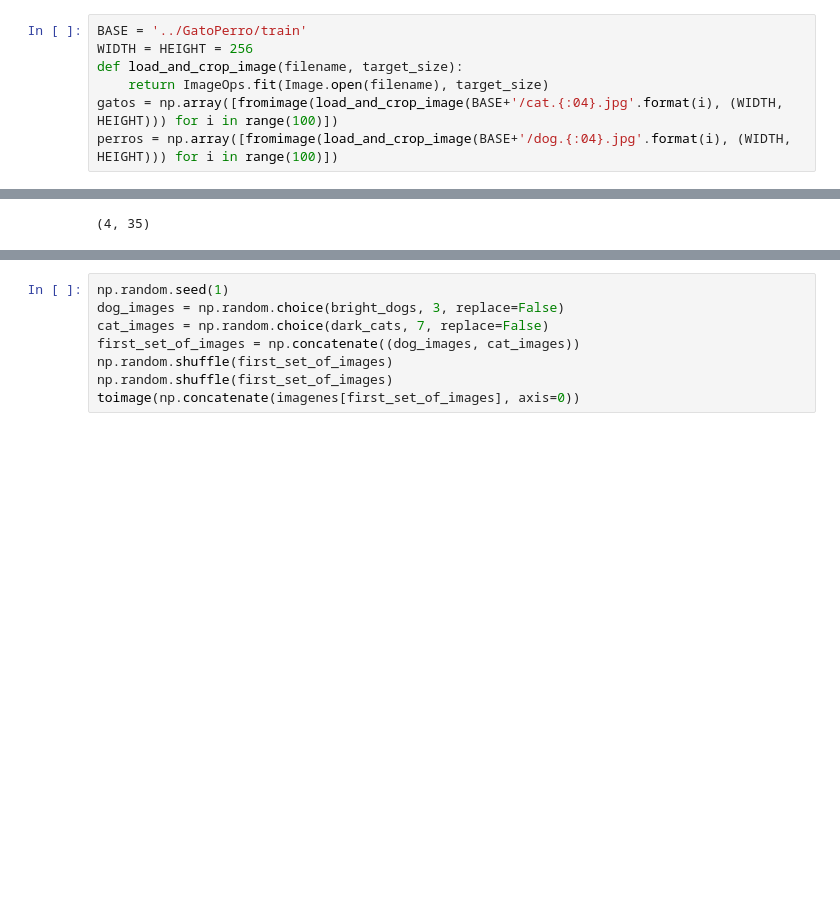
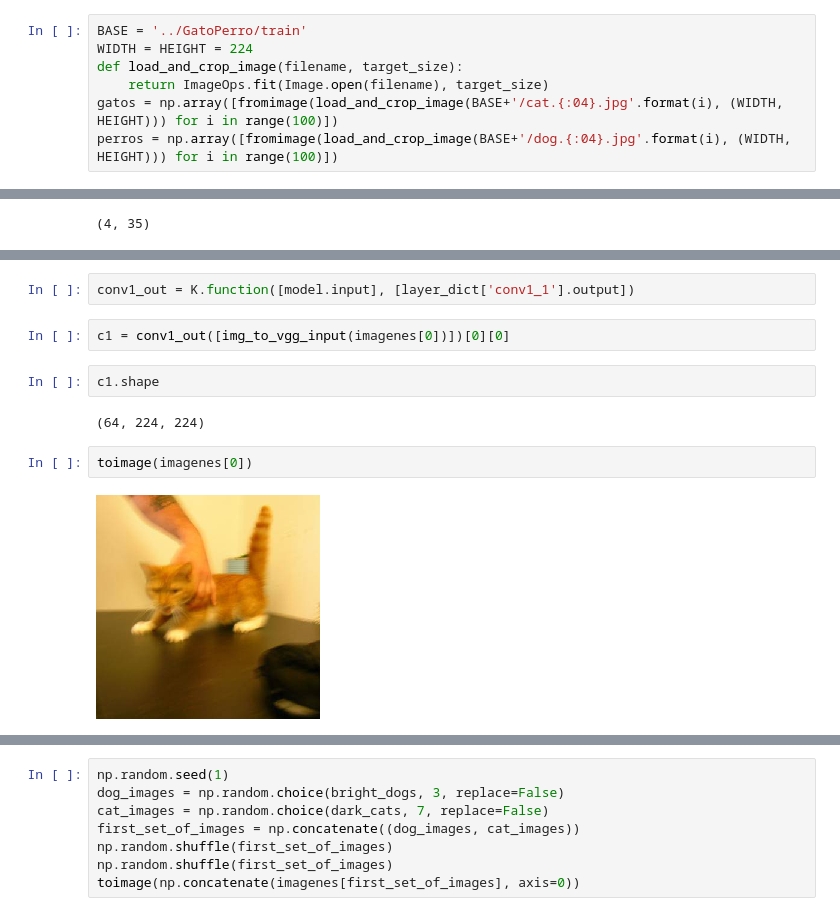
Before and after one commit to kcarnold/clubdl, a Jupyter notebook: notebooks/GatoPerro.ipynb, the cells around one changed output, grey strips where cells are left out. Drawn from its saved outputs; the diff is of its cells as text; blank space fills up the shorter version.

```diff
--- a/notebooks/GatoPerro.ipynb
+++ b/notebooks/GatoPerro.ipynb
@@ -7,7 +7,7 @@ from scipy.misc import imread, imsave, toimage, fromimage
 from PIL import Image, ImageOps
 # %%
 BASE = '../GatoPerro/train'
-WIDTH = HEIGHT = 256
+WIDTH = HEIGHT = 224
 def load_and_crop_image(filename, target_size):
     return ImageOps.fit(Image.open(filename), target_size)
 gatos = np.array([fromimage(load_and_crop_image(BASE+'/cat.{:04}.jpg'.format(i), (WIDTH, HEIGHT))) for i in range(100)])
@@ -27,0 +81,12 @@ len(bright_dogs), len(dark_cats)
+# %%
+conv1_out = K.function([model.input], [layer_dict['conv1_1'].output])
+# %%
+c1 = conv1_out([img_to_vgg_input(imagenes[0])])[0][0]
+# %%
+c1.shape
+# %% [output]
+(64, 224, 224)
+# %%
+toimage(imagenes[0])
+# %% [output]
+[figure, added]
```
Also changed, not shown: parts of 27 cells of this notebook, 1 other file.
